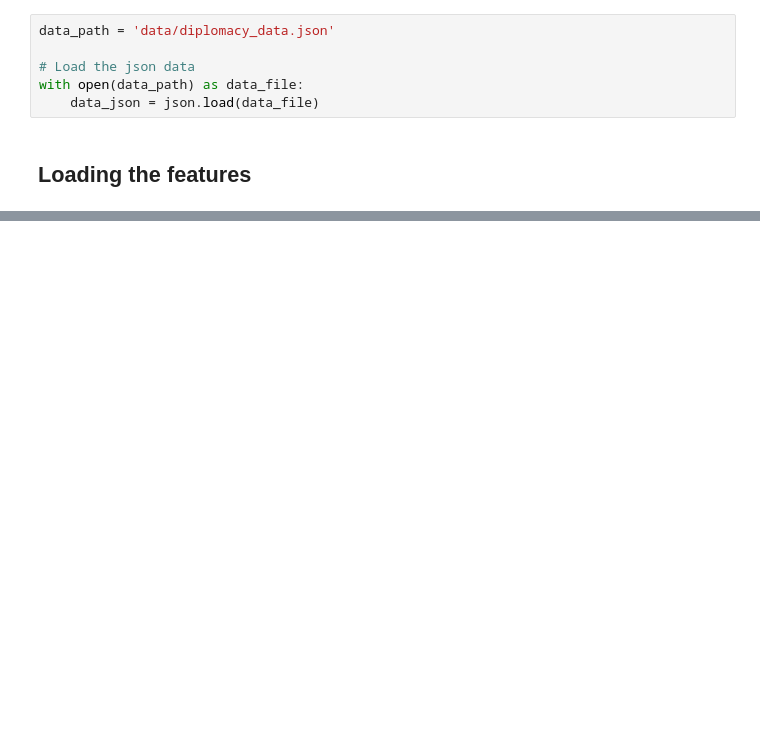
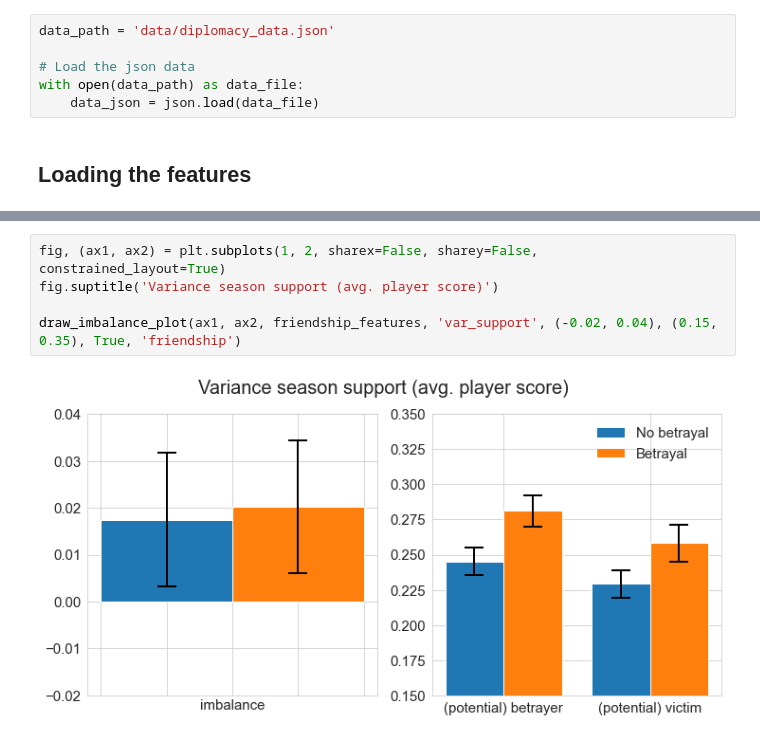
Before and after one commit to epfl-ada/ada-2020-project-milestone-p3-p3_byjule, a Jupyter notebook: creative_extension.ipynb, the cells around one changed output, grey strips where cells are left out. Drawn from its saved outputs; the diff is of its cells as text; blank space fills up the shorter version.

```diff
--- a/creative_extension.ipynb
+++ b/creative_extension.ipynb
@@ -115,0 +79,7 @@ variances.head()
+# %%
+fig, (ax1, ax2) = plt.subplots(1, 2, sharex=False, sharey=False, constrained_layout=True)
+fig.suptitle('Variance season support (avg. player score)')
+
+draw_imbalance_plot(ax1, ax2, friendship_features, 'var_support', (-0.02, 0.04), (0.15, 0.35), True, 'friendship')
+# %% [output]
+[figure, added]
```
Also changed, not shown: parts of 22 cells of this notebook, 2 other files.
